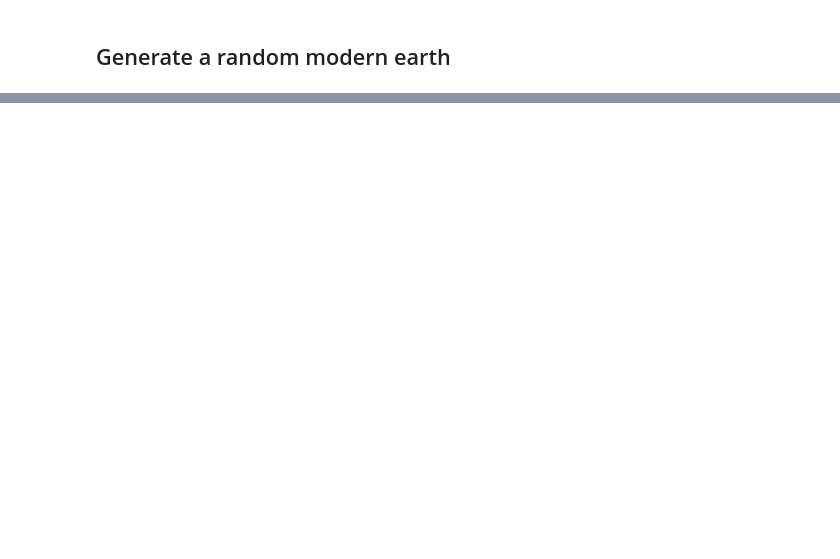
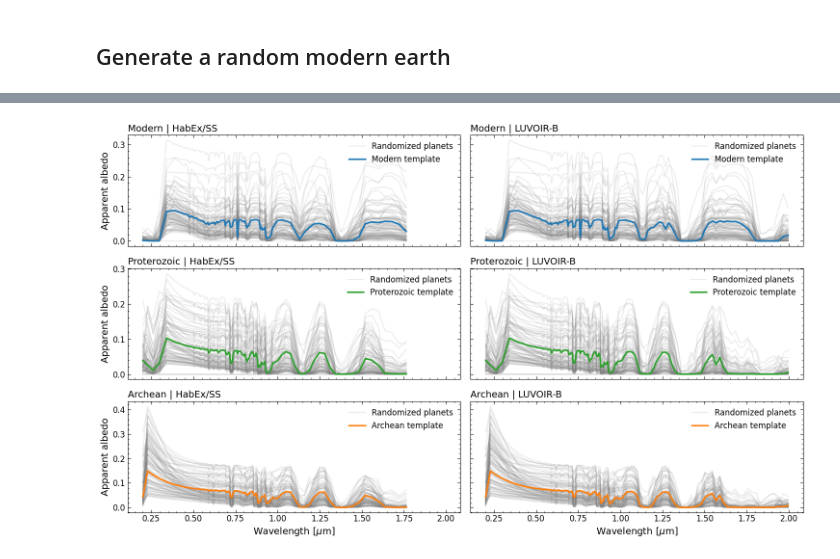
Before and after one commit to SarahBarbosa/geexhp, a Jupyter notebook: examples/02-different_earth.ipynb, the cells around one changed output, grey strips where cells are left out. Drawn from its saved outputs; the diff is of its cells as text; code cells hidden in the pictures; blank space fills up the shorter version.

```diff
--- a/examples/02-different_earth.ipynb
+++ b/examples/02-different_earth.ipynb
@@ -635,0 +819,51 @@ plt.show()
+# %%
+epoch_order = [
+    "modern",
+    "proterozoic",
+    "archean",
+]
+
+telescope_order = ["HabEx/SS", "LUVOIR-B"]
+
+_, axes = plt.subplots(nrows=3, ncols=2, figsize=(15, 9), sharey="row", sharex=True)
+
+for row, era in enumerate(epoch_order):
+    settings = EPOCH_SETTINGS[era]
+
+    for column, telescope in enumerate(telescope_order):
+        ax = axes[row, column]
+
+        # randomized planets
+        for index, spectrum in enumerate(random_spectra[era][telescope]):
+            ax.plot(
+                spectrum["WAVELENGTH"],
+                spectrum["ALBEDO"],
+                color="gray",
+                alpha=0.15,
+                label=("Randomized planets" if index == 0 else None),
+            )
+        # Unperturbed template
+        template = template_spectra[era][telescope]
+
+        ax.plot(
+            template["WAVELENGTH"],
+            template["ALBEDO"],
+            color=settings["color"],
+            linewidth=2.4,
+            zorder=10,
+            label=f"{settings['title']} template",
+        )
+
+        ax.set_title(f"{settings['title']} | {telescope}", loc="left")
+        ax.legend()
+
+for ax in axes[-1, :]:
+    ax.set_xlabel(r"Wavelength [$\mu$m]")
+
+for ax in axes[:, 0]:
+    ax.set_ylabel(r"Apparent albedo")
+
+plt.tight_layout()
+plt.show()
+# %% [output]
+[figure, added]
```
Also changed, not shown: parts of 14 cells of this notebook, 10 other files.
